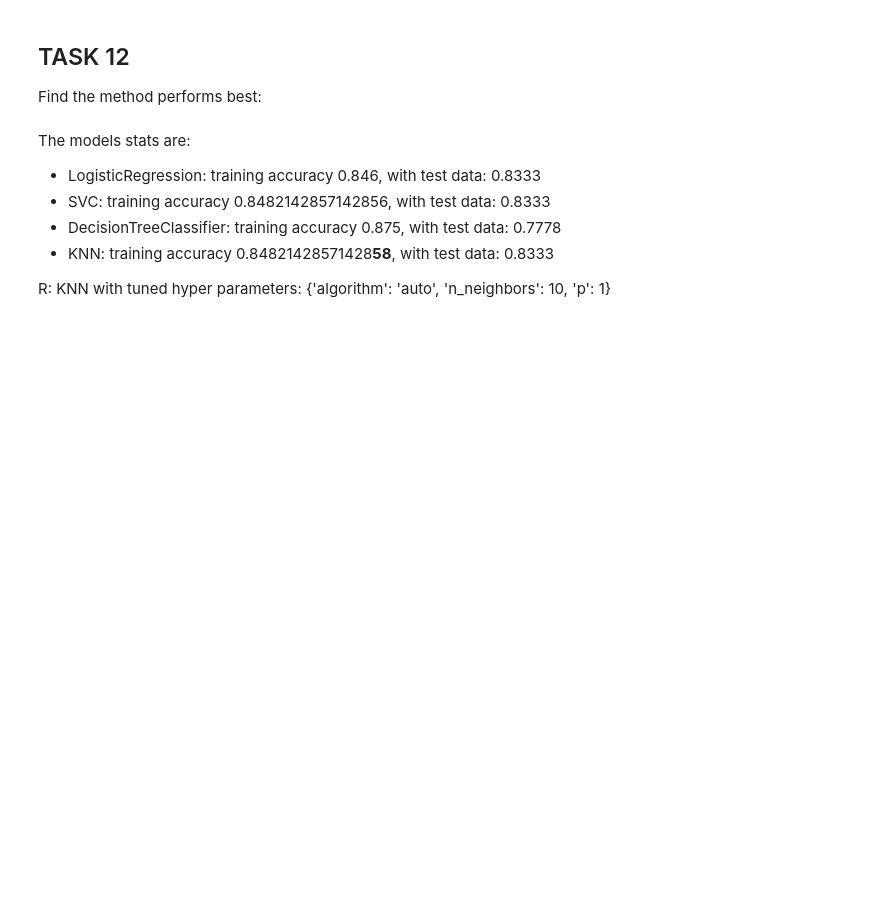
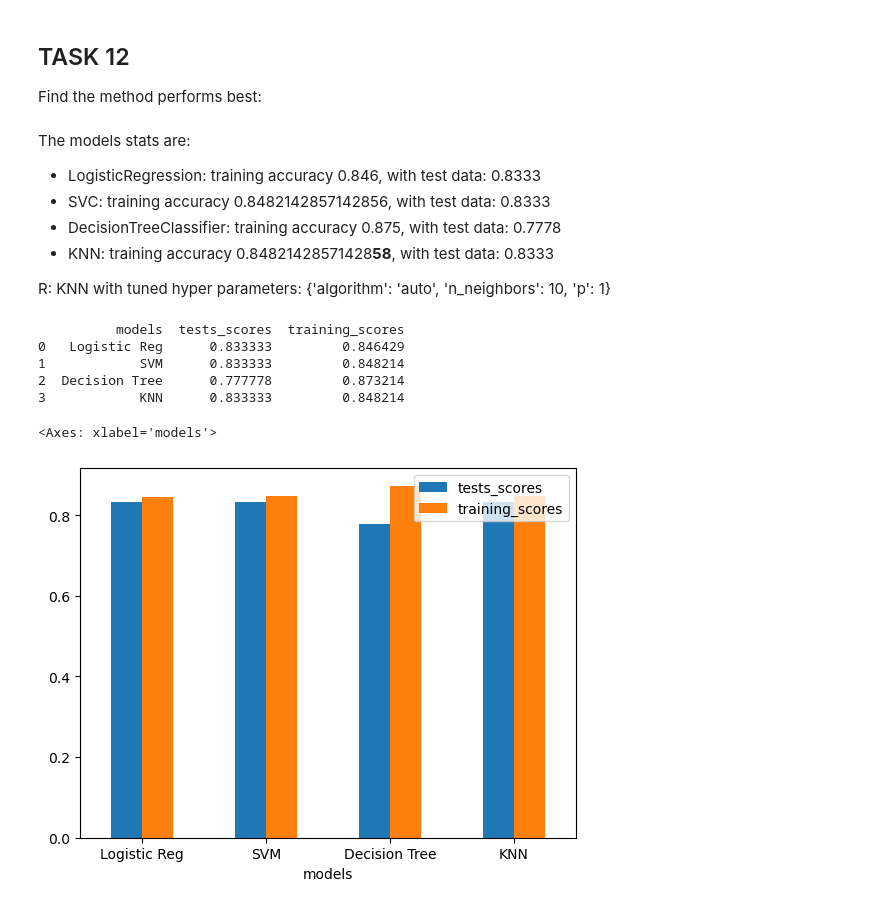
Before and after one commit to MeloDev2111/IBM-Data-Science-Learning-Path---Notebook, a Jupyter notebook: Course 10 - Applied DS Capstone/Lab8_ML_models.ipynb, the cells around one changed output. Saved outputs shown, nothing was run; the diff lists cells and outputs as text; code cells hidden in the pictures; blank space fills up the shorter version.

Commit message:
feat(c10_project): add diagram in lab 8

```diff
--- a/Course 10 - Applied DS Capstone/Lab8_ML_models.ipynb
+++ b/Course 10 - Applied DS Capstone/Lab8_ML_models.ipynb
@@ -127,8 +127,8 @@ accuracy : 0.8464285714285713
 ## TASK  5
 Calculate the accuracy on the test data using the method <code>score</code>:
 # %%
-test_score = logreg_cv.score(X_test, Y_test)
-print(f"{test_score:.4f}")
+test_score_lr = logreg_cv.score(X_test, Y_test)
+print(f"{test_score_lr:.4f}")
 # %% [output]
 0.8333
 # %% [markdown]
@@ -171,8 +171,8 @@ accuracy : 0.8482142857142856
 ## TASK  7
 Calculate the accuracy on the test data using the method <code>score</code>:
 # %%
-test_score = svm_cv.score(X_test, Y_test)
-print(f"{test_score:.4f}")
+test_score_svm = svm_cv.score(X_test, Y_test)
+print(f"{test_score_svm:.4f}")
 # %% [output]
 0.8333
 # %%
@@ -226,8 +226,8 @@ Traceback (most recent call last):
 ## TASK  9
 Calculate the accuracy of tree_cv on the test data using the method <code>score</code>:
 # %%
-test_score = tree_cv.score(X_test, Y_test)
-print(f"{test_score:.4f}")
+test_score_tree = tree_cv.score(X_test, Y_test)
+print(f"{test_score_tree:.4f}")
 # %% [output]
 0.7778
 # %% [markdown]
@@ -263,8 +263,8 @@ accuracy : 0.8482142857142858
 ## TASK  11
 Calculate the accuracy of knn_cv on the test data using the method <code>score</code>:
 # %%
-test_score = knn_cv.score(X_test, Y_test)
-print(f"{test_score:.4f}")
+test_score_knn = knn_cv.score(X_test, Y_test)
+print(f"{test_score_knn:.4f}")
 # %% [output]
 0.8333
 # %% [markdown]
@@ -285,3 +285,24 @@ The models stats are:
 - KNN: training accuracy 0.84821428571428**58**, with test data: 0.8333
 
 R: KNN with tuned hyper parameters:  {'algorithm': 'auto', 'n_neighbors': 10, 'p': 1}
+# %%
+models = ["Logistic Reg", "SVM", "Decision Tree", "KNN"]
+tests_scores = [test_score_lr, test_score_svm, test_score_tree, test_score_knn]
+training_scores = [logreg_cv.best_score_, svm_cv.best_score_, tree_cv.best_score_, knn_cv.best_score_]
+
+df_stats = pd.DataFrame({
+    "models": models,
+    "tests_scores": tests_scores,
+    "training_scores": training_scores
+})
+
+print(df_stats.head())
+df_stats.plot.bar(x="models", rot=0)
+# %% [output]
+          models  tests_scores  training_scores
+0   Logistic Reg      0.833333         0.846429
+1            SVM      0.833333         0.848214
+2  Decision Tree      0.777778         0.873214
+3            KNN      0.833333         0.848214
+<Axes: xlabel='models'>
+[figure, added]
```
Also changed, not shown: parts of 2 cells of this notebook, 1 other file.
